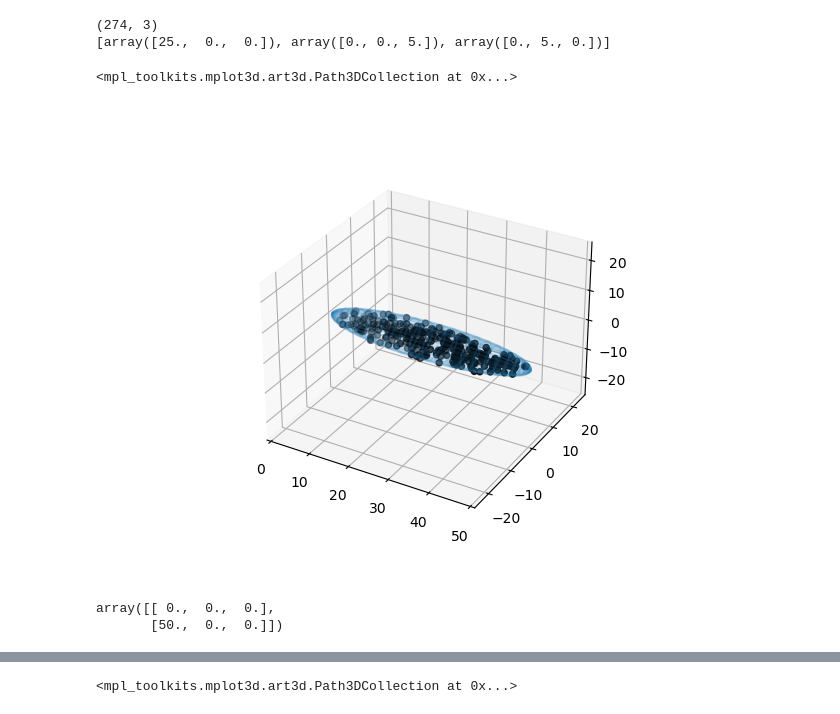
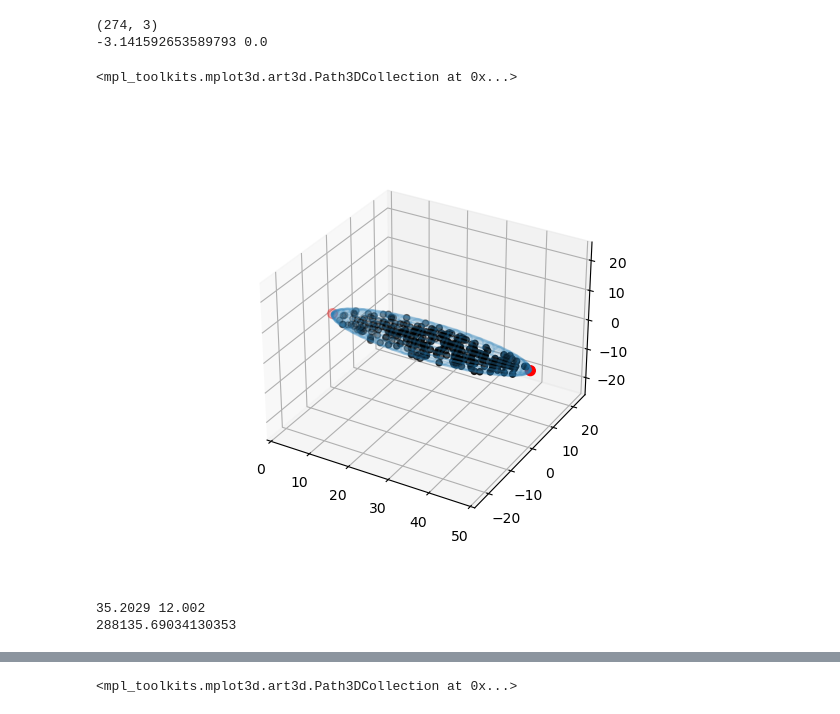
Before and after one commit to HugoLeRoy94/Aging_Condensate, a Jupyter notebook: Test_backend.ipynb, the cells around one changed output, grey strips where cells are left out. Saved outputs shown, nothing was run; the diff lists cells and outputs as text; code cells hidden in the pictures.

```diff
--- a/Test_backend.ipynb
+++ b/Test_backend.ipynb
@@ -12,32 +12,33 @@ temperature = 0.1
 # %%
 S = System(ell_tot,distance_anchor,rho0,temperature)
 r = S.get_r()
 print(r.shape)
 R = S.get_R()
 
 fig = plt.figure()
 ax = fig.add_subplot(projection='3d')
 
 Ell = S.get_ell()
 for i in range(0,R.shape[0]-1):
-    axes = ell.construct_axes_from_main_axe((R[i+1]-R[i])/2,np.sqrt(Ell[i])/2)
-    print(axes)
-    xel,yel,zel = ell.ellipse(axes,[0.5*(R[i,0]+R[i+1,0]),0.5*(R[i+1,1]+R[i,1]),(R[i+1,2]+R[i,2])*0.5])
+    #axes = ell.construct_axes_from_main_axe((R[i+1]-R[i])/2,np.sqrt(Ell[i])/2)
+    #print(axes)
+    xel,yel,zel = ell.ellipse_from_main_ax(-(R[i+1]-R[i])/2,np.linalg.norm((R[i+1]-R[i])/2),np.sqrt(Ell[i])/2,[0.5*(R[i,0]+R[i+1,0]),0.5*(R[i+1,1]+R[i,1]),(R[i+1,2]+R[i,2])*0.5])
     ax.plot_wireframe(xel, yel, zel,  rstride=4, cstride=4, color='#2980b9', alpha=0.2)
 
 ax.set_xlim(0,50)
 ax.set_ylim(-25,25)
 ax.set_zlim(-25,25)
 
 ax.scatter(r[:,0],r[:,1],r[:,2],color='black')
+ax.scatter(R[:,0],R[:,1],R[:,2],s=50,color='red')
 # %% [output]
 (274, 3)
-[array([25.,  0.,  0.]), array([0., 0., 5.]), array([0., 5., 0.])]
+-3.141592653589793 0.0
 <mpl_toolkits.mplot3d.art3d.Path3DCollection at 0x...>
-[figure, old version]
+[figure, new version]
 # %%
-R
+print(S.evolve())
 # %% [output]
-array([[ 0.,  0.,  0.],
-       [50.,  0.,  0.]])
+35.2029 12.002
+288135.69034130353
 # %%
```
Also changed, not shown: parts of 3 cells of this notebook, 6 other files.
